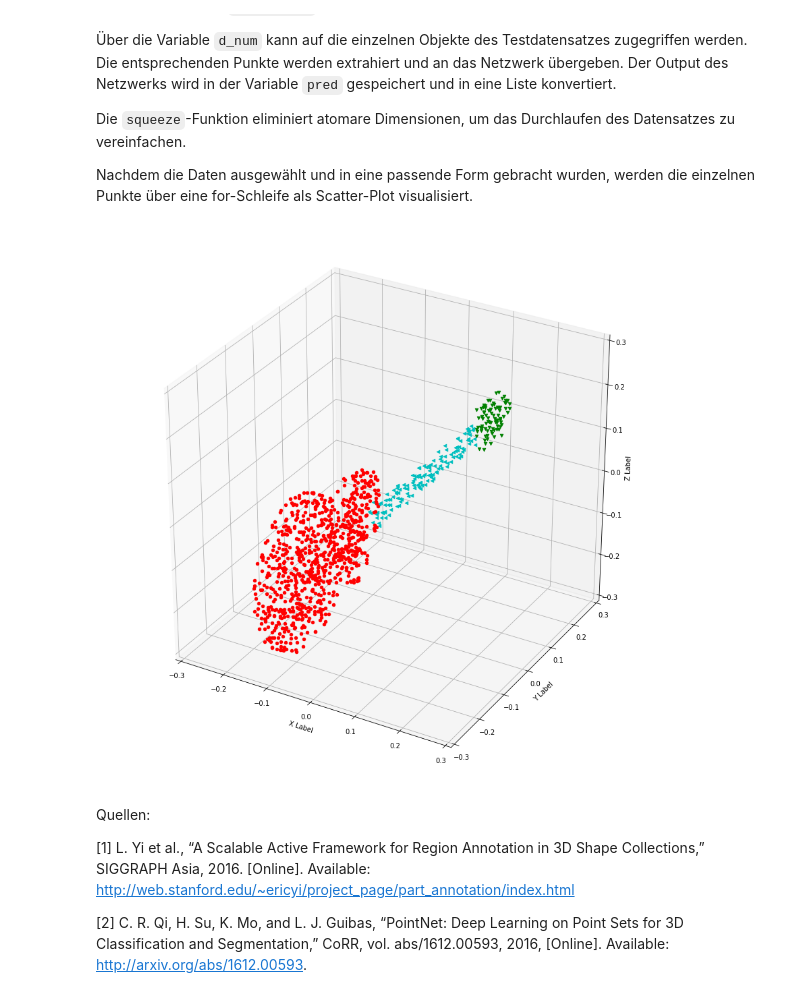
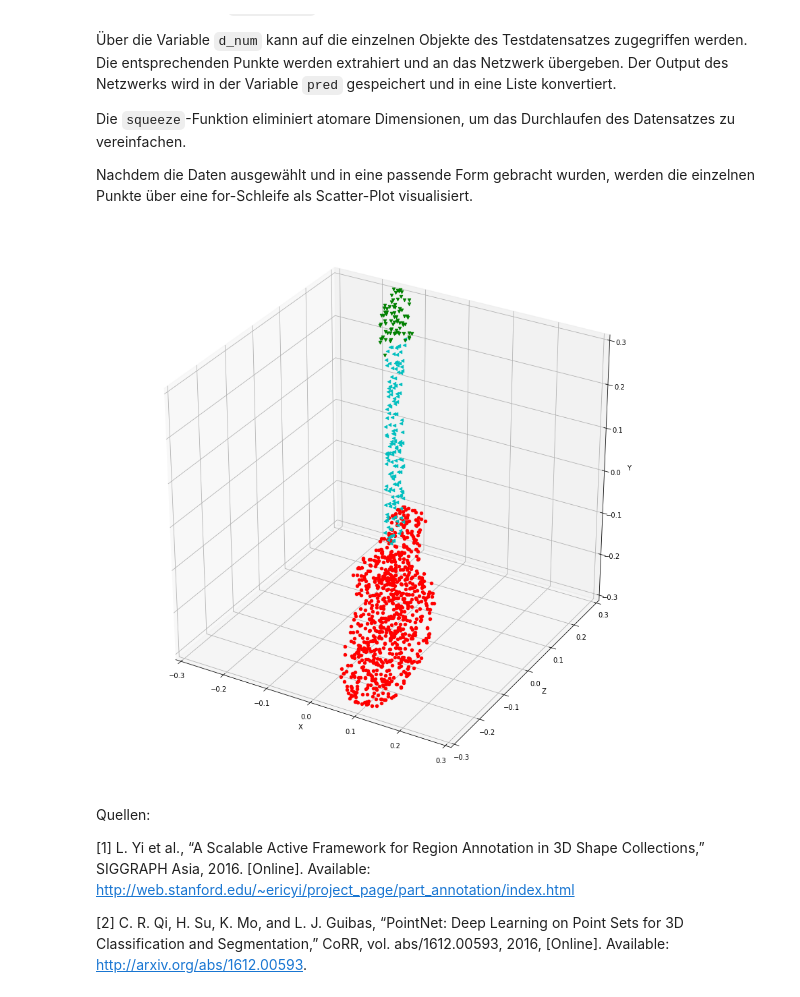
Before and after one commit to m-117/PointNet-ein-Implementationsbeispiel-mit-Jupyter-Notebooks, a Jupyter notebook: PointNet-Segmentierungsnetzwerk.ipynb, the cells around one changed output. Saved outputs shown, nothing was run; the diff lists cells and outputs as text; code cells hidden in the pictures.

```diff
--- a/PointNet-Segmentierungsnetzwerk.ipynb
+++ b/PointNet-Segmentierungsnetzwerk.ipynb
@@ -121,9 +121,8 @@ Die folgenden globalen Variablen bestimmen wichtige Randbedingungen der verwende
 num_points = 1024
 
 # shapes and categories
-sList = {'Airplane': 4, 'Bag': 2, 'Cap': 2, 'Car': 3, 'Chair': 4,
-         'Earphone': 2, 'Guitar': 3, 'Knife': 2, 'Lamp': 3, 'Laptop': 1,
-         'Motorbike': 5, 'Mug': 1, 'Pistol': 3, 'Rocket': 3, 'Skateboard': 2, 'Table': 2}
+sList = {'Airplane': 4, 'Chair': 4, 'Guitar': 3, 'Knife': 2, 'Lamp': 3, 'Table': 2}
+
 # number of categories
 k = sList[s]
 # define optimizer
@@ -367,38 +366,38 @@ fig = plt.figure(figsize=(15,15))
 ax = fig.add_subplot(111, projection='3d')
 
 # set marker style and color
 color = ['r', 'g', 'c', 'y', 'm']
 m= ['o', 'v', '<', '>', 's']
 
 # select test data to visualize
 d_num = 1
 
 v_points = test_points_r[d_num:d_num+1,:,:]
 pred = model.predict(v_points)
 pred = np.squeeze(pred)
 v_points = np.squeeze(v_points)
 pred = pred.tolist()
 
 # add data to plot
 for i in range(v_points.shape[0]):
     xs = v_points[i,0]
     ys = v_points[i,1]
     zs = v_points[i,2]
     ind = pred[i].index(max(pred[i]))
-    ax.scatter(xs, ys, zs, c=color[ind], marker=m[ind])
+    ax.scatter(xs, zs, ys, c=color[ind], marker=m[ind])
 
 # set axis labels and limits
 ax.set_xlim3d(-0.3,0.3)
 ax.set_ylim3d(-0.3,0.3)
 ax.set_zlim3d(-0.3,0.3)
 
-ax.set_xlabel('X Label')
-ax.set_ylabel('Y Label')
-ax.set_zlabel('Z Label')
+ax.set_xlabel('X')
+ax.set_ylabel('Z')
+ax.set_zlabel('Y')
 
 plt.show()
 # %% [output]
-[figure, old version]
+[figure, new version]
 # %% [markdown]
 Quellen:
 
```
Also changed, not shown: parts of 1 cell of this notebook, 1 other file.
